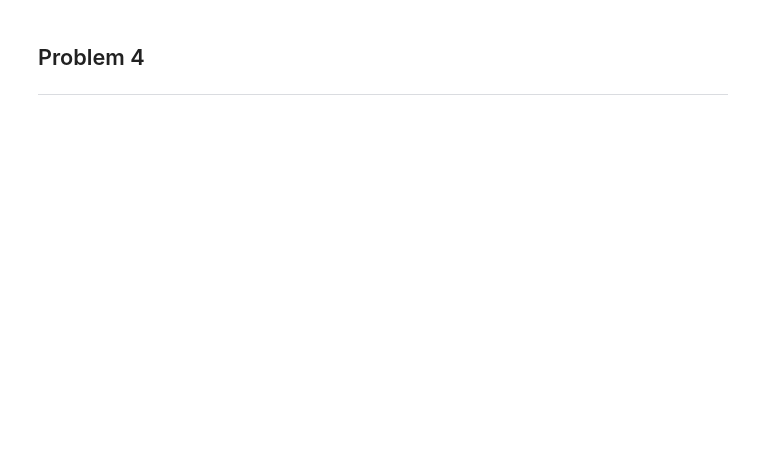
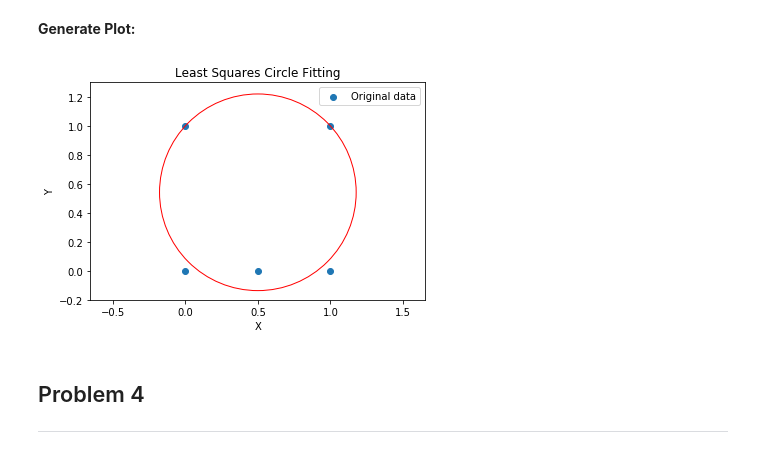
Before and after one commit to c-park/ME_6025, a Jupyter notebook: HW3/HW3_python.ipynb, the cells around one changed output. Saved outputs shown, nothing was run; the diff lists cells and outputs as text; code cells hidden in the pictures; blank space fills up the shorter version.

```diff
--- a/HW3/HW3_python.ipynb
+++ b/HW3/HW3_python.ipynb
@@ -92,16 +93,23 @@ r
+# %% [markdown]
+**Generate Plot:**
 # %%
 ax = plt.gca()
-
 plt.axis('equal')
 
+ax.scatter(A[:1], A[1:], label='Original data')
+#ax.scatter(X[0], X[1], c='r')
 
-
-ax.scatter(A[:1], A[1:])
-ax.scatter(X[0], X[1], c='r')
-
-circle = plt.Circle((X[0], X[1]), radius=r, fill=False, color='r')
+circle = plt.Circle((X[0], X[1]), radius=r, fill=False, color='r', label='Fitted Circle')
 ax.add_artist(circle)
 
+plt.title('Least Squares Circle Fitting')
+plt.ylabel('Y')
+plt.xlabel('X')
+plt.legend()
+plt.axis('equal')
+plt.ylim(-.2, 1.3)
 
-
+plt.savefig('CircleFit.pdf')
 plt.show()
+# %% [output]
+[figure, added]
```
Also changed, not shown: parts of 45 cells of this notebook, 4 other files.
